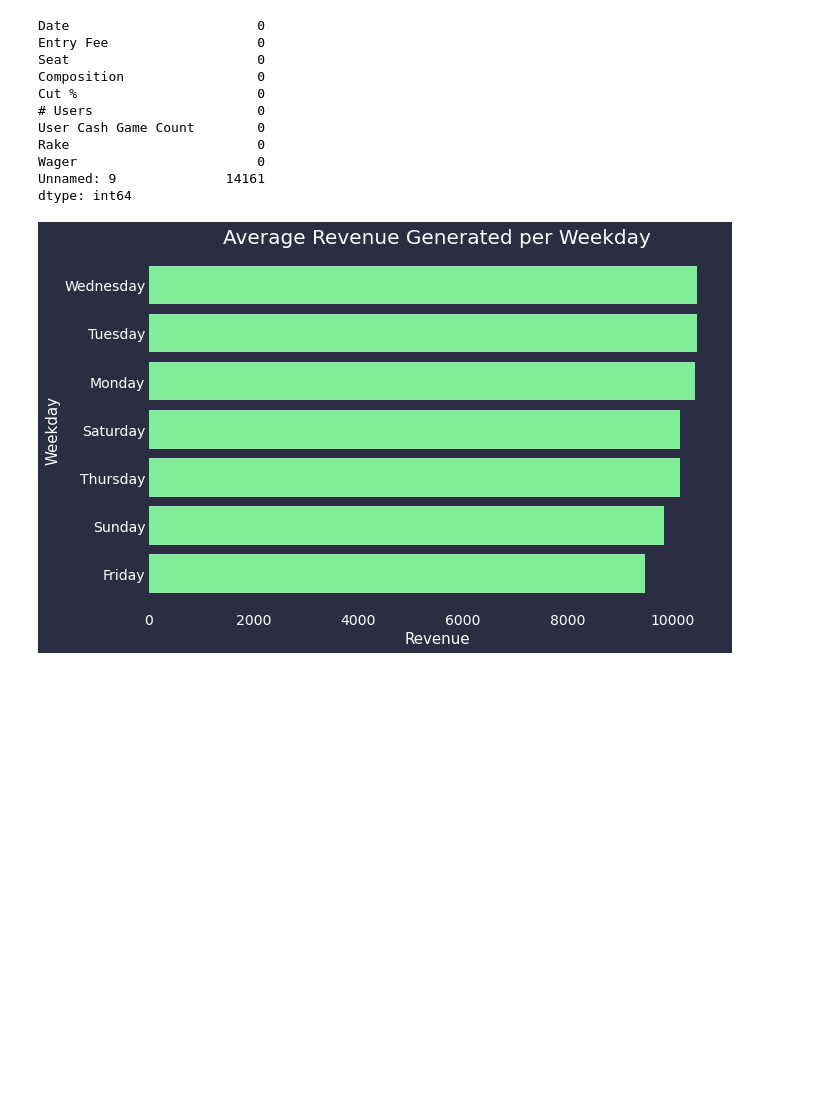
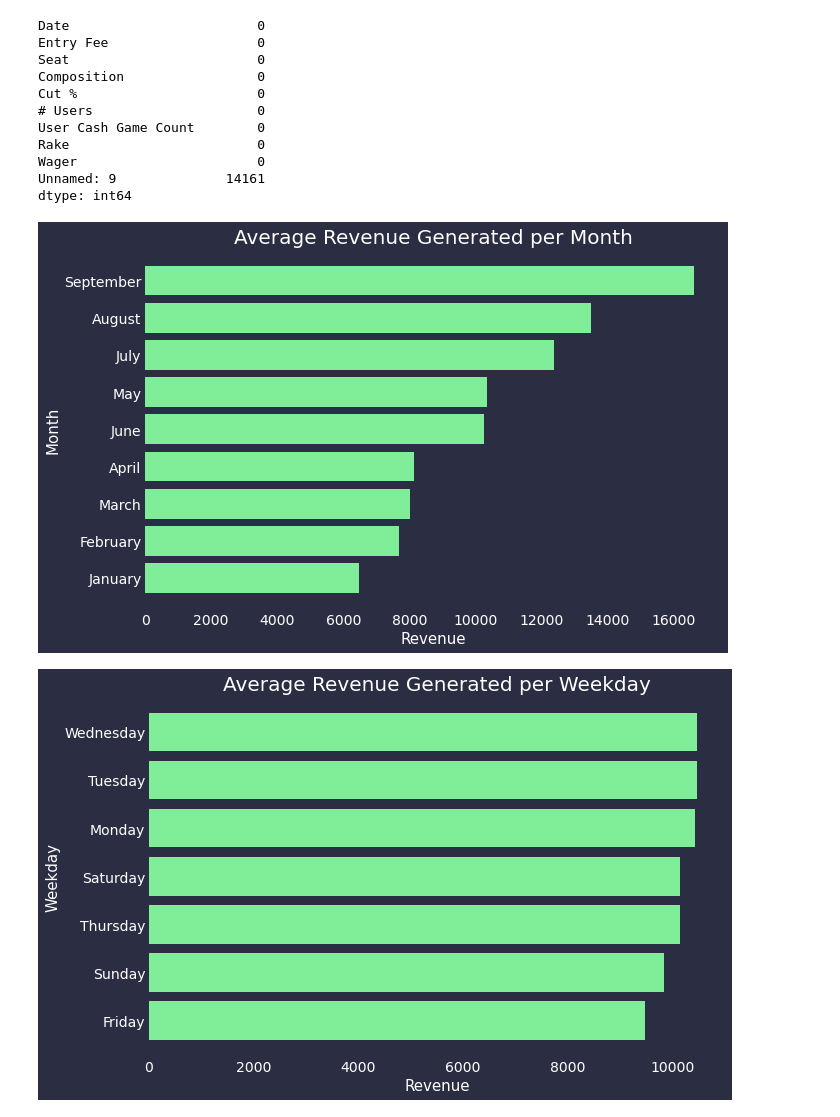
Before and after one commit to probablyvivek/Rummy, a Jupyter notebook: Analysis.ipynb, the cells around one changed output. Cells and saved outputs as stored; diff of their text form; code cells hidden in the pictures; blank space fills up the shorter version.

```diff
--- a/Analysis.ipynb
+++ b/Analysis.ipynb
@@ -66,10 +66,39 @@ dtype: int64
 # %%
 # Converting Date to datetime data type
 df1['Date'] = pd.to_datetime(df1['Date'], infer_datetime_format=True)
-df1['Month'] = df1['Date'].dt.month
+df1['Month'] = df1['Date'].dt.month_name()
 df1['Day'] = df1['Date'].dt.day
 #name of the weekday
 df1['Weekday_name'] = df1['Date'].dt.day_name()
+# %%
+#unique users and revenue generated per month per composition
+month = df1.groupby(['Month'])['Rake'].mean().round(2).sort_values(ascending=True)
+
+#plotting the bar graph
+fig = plt.figure(figsize=(8,5))
+fig.patch.set_facecolor('#2b2d42')
+ax = fig.add_axes([0,0,1,1])
+
+ax.set_facecolor('#2b2d42')
+
+for spine in ax.spines.values():
+    spine.set_visible(False)
+
+ax.barh(month.index, month.values, color='#80ed99')
+plt.title('Average Revenue Generated per Month', fontsize = 20, color = 'white')
+
+plt.xlabel('Revenue', fontsize = 15, color = 'white')
+plt.ylabel('Month', fontsize = 15, color = 'white')
+
+plt.xticks(color='white')
+plt.yticks(color='white')
+
+plt.grid(False)
+ax.grid(False)
+
+plt.savefig('Average Revenue Generated per Month.png', facecolor='#2b2d42', bbox_inches='tight', pad_inches=0.2, dpi=300)
+# %% [output]
+[figure, added]
 # %%
 #unique users and revenue generated per weekday per composition
 weekday = df1.groupby(['Weekday_name'])['Rake'].mean().round(2).sort_values(ascending=True)
```
Also changed, not shown: 1 other file.
